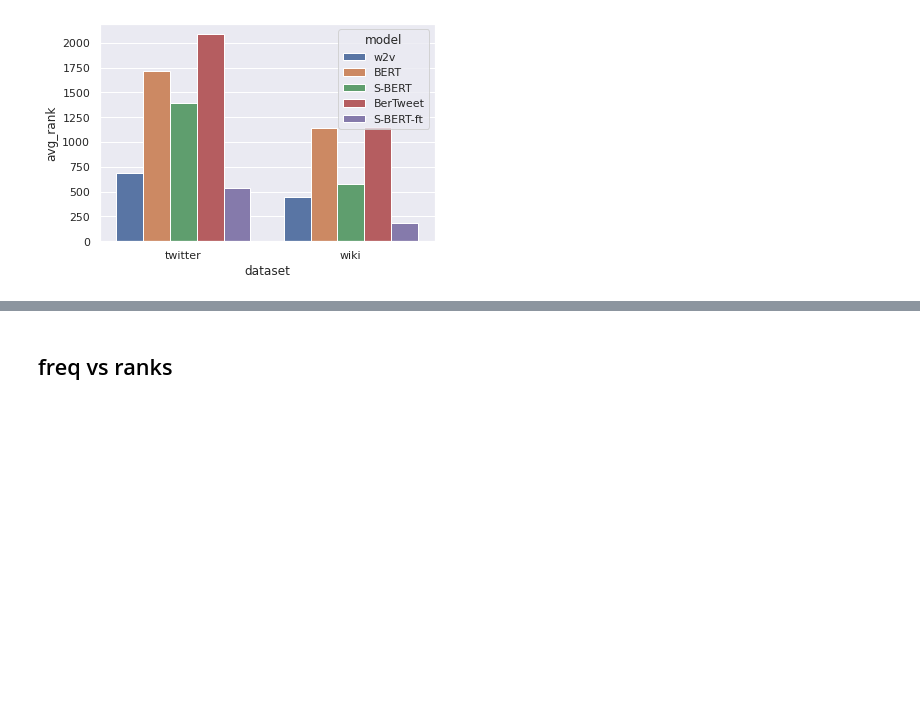
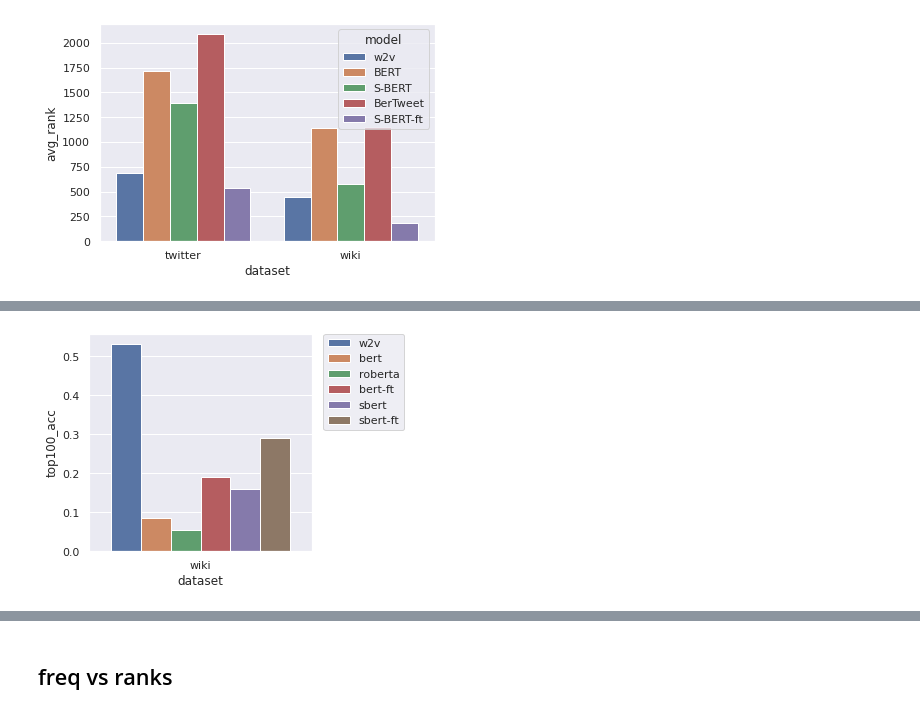
Before and after one commit to navidmdn/identity_embedding, a Jupyter notebook: pi2v.ipynb, the cells around one changed output, grey strips where cells are left out. Saved outputs shown, nothing was run; the diff lists cells and outputs as text; code cells hidden in the pictures; blank space fills up the shorter version.

```diff
--- a/pi2v.ipynb
+++ b/pi2v.ipynb
@@ -1817,6 +1921,9 @@ device = 'cuda:0'
 twitter_ft_sbert = SentenceTransformer('./models/distilroberta-twitter-freq100/', device=device)
 twitter_ft_sbert.eval()
 
+wiki_ft_sbert = SentenceTransformer('./models/distilroberta-wiki-freq3/', device=device)
+wiki_ft_sbert.eval()
+
 # wiki_ft_sbert = SentenceTransformer('./models/miniLM-L6-wiki-out256/', device=device)
 # wiki_ft_sbert.eval()
 
@@ -2722,6 +2929,12 @@ from sentence_transformers import SentenceTransformer, models, util
 from tqdm import tqdm
 from torch.nn.functional import log_softmax
 
+
+
+def normalize(word_vectors):
+    norms = torch.norm(word_vectors, dim=1, keepdim=True)
+    res = word_vectors / (norms + 1e-6)
+    return res
 
 def calculate_clm_based_metrics(clm_model, tokenizer, dataset, pi_dict,
                                 default_encoder=False, device='cuda:0', average_k_layers=3,
@@ -2739,7 +2952,10 @@ def calculate_clm_based_metrics(clm_model, tokenizer, dataset, pi_dict,
         emb_all = get_results_batched(clm_model, tokenizer, pi_list, average_k_layers=average_k_layers, bs=emb_bs)
 
     print("calculating ranks...")
-#     device = 'cuda'
+
+    emb_x = normalize(emb_x)
+    emb_all = normalize(emb_all)
+
 
     i = 0
     pbar = tqdm(total=emb_x.shape[0])
@@ -2773,7 +2989,7 @@ def calculate_clm_based_metrics(clm_model, tokenizer, dataset, pi_dict,
 
     avg_score = torch.mean(softmax_scores).item()
     avg_rank = torch.mean(target_ranks).item()
-    top100_acc = len([r for r in target_ranks.reshape(1,-1).squeeze().tolist() if r < 100])/emb_x.shape[0]
+    top100_acc = len([r for r in target_ranks.reshape(1,-1).squeeze().tolist() if r < len(pi_list)//100])/emb_x.shape[0]
 
     print(avg_rank, top100_acc, avg_score)
 
@@ -3553,0 +3915,71 @@ plt.show()
+# %%
+import seaborn as sns
+
+sns.set_theme()
+
+import matplotlib.pyplot as plt
+import pandas as pd
+
+df = pd.DataFrame({
+    'model': [
+        'w2v',
+        'bert',
+        'roberta',
+        'bert-ft',
+        'sbert',
+        'sbert-ft'
+    ],
+    'dataset': [
+        'wiki',
+        'wiki',
+        'wiki',
+        'wiki',
+        'wiki',
+        'wiki',
+    ],
+    'avg_rank': [
+        wiki_w2v_cbow_avgrank,
+        wiki_bert_avg_rank,
+        wiki_roberta_avg_rank,
+        wiki_bertft_avg_rank,
+        wiki_sbert_avg_rank,
+        wiki_sbertft_avg_rank,
+    ],
+    'avg_score': [
+        wiki_w2v_cbow_avgscore,
+        wiki_bert_avg_score,
+        wiki_roberta_avg_score,
+        wiki_bertft_avg_score,
+        wiki_sbert_avg_score,
+        wiki_sbertft_avg_score,
+    ],
+    'top100_acc': [
+        wiki_w2v_cbow_top100acc,
+        wiki_bert_top100acc,
+        wiki_roberta_top100acc,
+        wiki_bertft_top100acc,
+        wiki_sbert_top100acc,
+        wiki_sbertft_top100acc,
+    ],
+})
+
+df.to_csv('wiki_final_results.csv', header=True, index=False)
+
+plt.figure(figsize=(4,4))
+sns.barplot(data=df, x='dataset', y='top100_acc', hue='model')
+plt.legend(bbox_to_anchor=(1.05, 1), loc='upper left', borderaxespad=0)
+plt.show()
+
+plt.figure(figsize=(4,4))
+sns.barplot(data=df, x='dataset', y='avg_rank', hue='model')
+plt.legend(bbox_to_anchor=(1.05, 1), loc='upper left', borderaxespad=0)
+plt.show()
+
+
+df['avg_score'] = (df['avg_score'] - min(df['avg_score'])) / (max(df['avg_score']) - min(df['avg_score']))
+plt.figure(figsize=(4,4))
+sns.barplot(data=df, x='dataset', y='avg_score', hue='model')
+plt.legend(bbox_to_anchor=(1.05, 1), loc='upper left', borderaxespad=0)
+plt.show()
+# %% [output]
+[figure, added]
```
Also changed, not shown: parts of 66 cells of this notebook.
